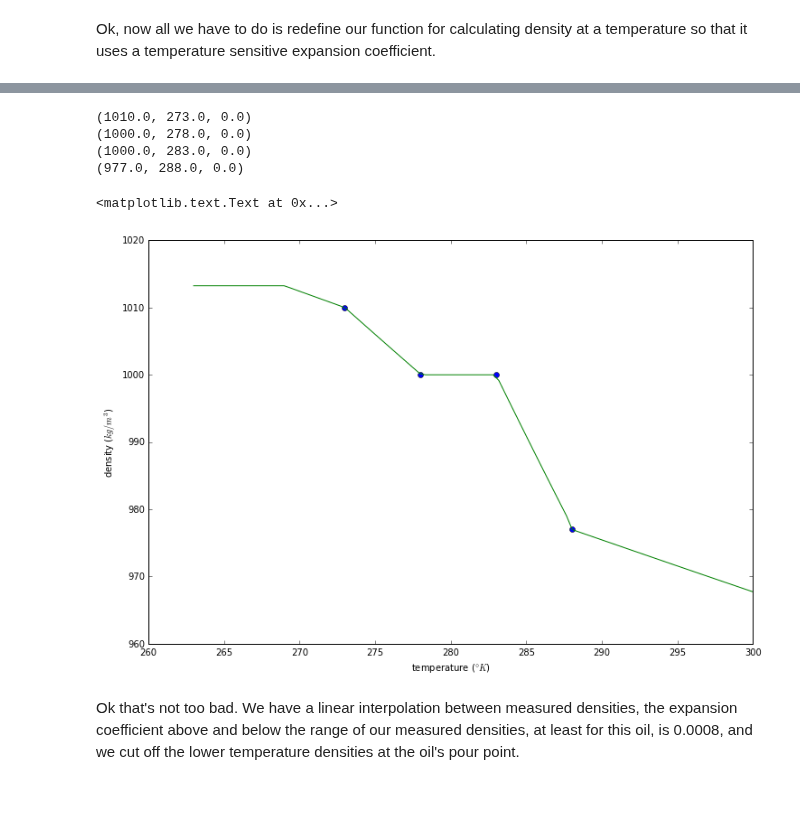
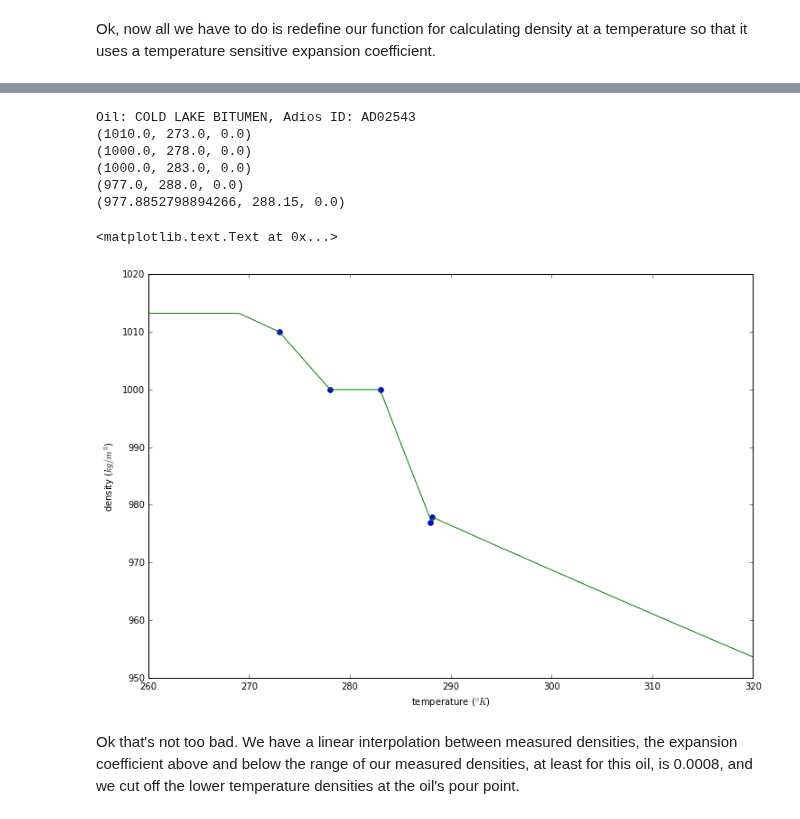
Before and after one commit to NOAA-ORR-ERD/OilLibrary, a Jupyter notebook: documentation/notebooks/Oil_Properties_Estimation.ipynb, the cells around one changed output, grey strips where cells are left out. Drawn from its saved outputs; the diff is of its cells as text; code cells hidden in the pictures.

Commit message:
Refined the discussion of interpolating density at temperature.

```diff
--- a/documentation/notebooks/Oil_Properties_Estimation.ipynb
+++ b/documentation/notebooks/Oil_Properties_Estimation.ipynb
@@ -2274,7 +2274,10 @@ This was amended, through discussion with Chris, to inclusively group both crude
 So let's update our function:
 # %%
 def get_vol_expansion_coeff(rho_0, t_0, rho_1, t_1):
-    k_rho_t = (rho_0 - rho_1) / (rho_0 * (t_1 - t_0))
+    if t_0 == t_1:
+        k_rho_t = 0.0
+    else:
+        k_rho_t = (rho_0 - rho_1) / (rho_0 * (t_1 - t_0))
 
     return k_rho_t
 
@@ -2575,30 +2591,35 @@ print oil_density_at_temp(imported_rec, temp_k)
 # %%
 plt.figure(1, figsize=(12,8))
 ax = plt.subplot(111)
 
+oil_obj = session.query(ImportedRecord).filter(ImportedRecord.oil_name == "COLD LAKE BITUMEN").one()
+#oil_obj = session.query(ImportedRecord).filter(ImportedRecord.adios_oil_id == 'AD00102').one()
 
-op_obj = oil_library.get_oil_props("COLD LAKE BITUMEN")
+print 'Oil: {}, Adios ID: {}'.format(oil_obj.oil_name, oil_obj.adios_oil_id)
 
-densities = op_obj.record.imported.densities
+densities = oil_get_densities(oil_obj)
 for d in densities:
     print (d.kg_m_3, d.ref_temp_k, d.weathering)
 
 ref_t = [d.ref_temp_k for d in densities]
 ref_d = [d.kg_m_3 for d in densities]
 ax.plot(ref_t, ref_d, 'o')
 
-temps = np.linspace(263.0, 300.0, 100)
-k_rho_t = oil_density_at_temp(op_obj.record.imported, temps)
-ax.plot(temps, k_rho_t, '-')
+temps = np.linspace(260.0, 320.0, 200)
+rho_t = oil_density_at_temp(oil_obj, temps)
+
+ax.plot(temps, rho_t, '-')
 
 ax.set_xlabel(r'temperature ($\degree K$)')
 ax.set_ylabel(r'density ($kg/m^3$)')
 # %% [output]
+Oil: COLD LAKE BITUMEN, Adios ID: AD02543
 (1010.0, 273.0, 0.0)
 (1000.0, 278.0, 0.0)
 (1000.0, 283.0, 0.0)
 (977.0, 288.0, 0.0)
+(977.8852798894266, 288.15, 0.0)
 <matplotlib.text.Text at 0x...>
-[figure, old version]
+[figure, new version]
 # %% [markdown]
 Ok that's not too bad.  We have a linear interpolation between measured densities, the expansion coefficient above and below the range of our measured densities, at least for this oil, is 0.0008, and we cut off the lower temperature densities at the oil's pour point.
```
Also changed, not shown: parts of 8 cells of this notebook.
